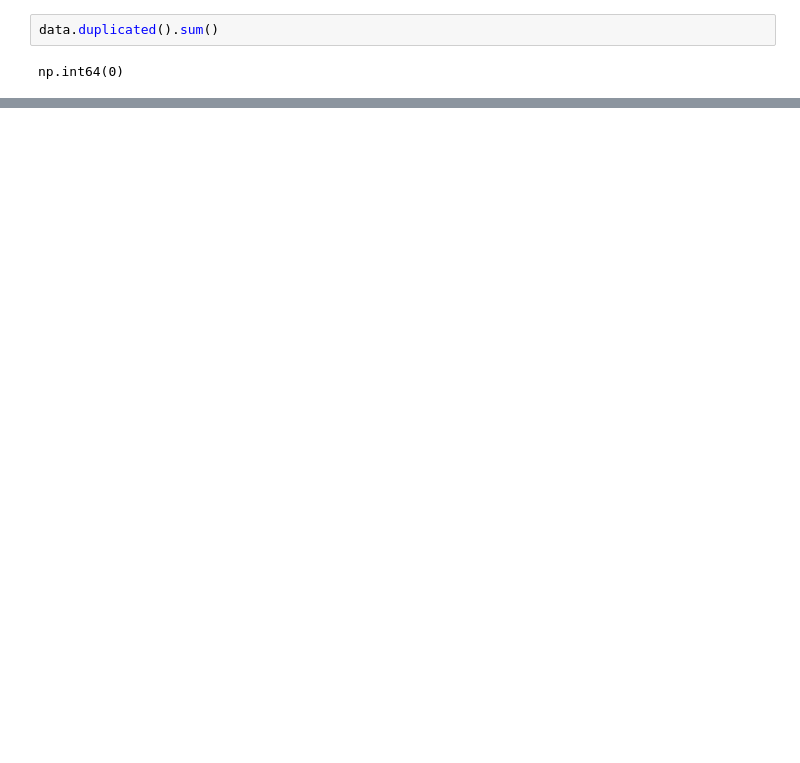
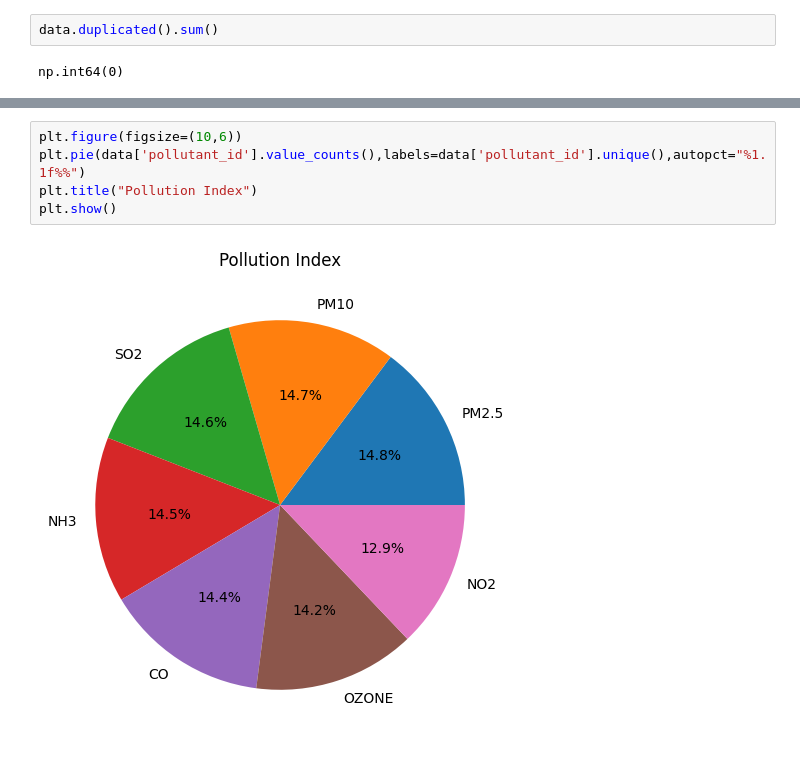
Before and after one commit to Alibubere/AQI_Analysis, a Jupyter notebook: AQI_Analysis.ipynb, the cells around one changed output, grey strips where cells are left out. Saved outputs shown, nothing was run; the diff lists cells and outputs as text; blank space fills up the shorter version.

Commit message:
visualization

```diff
--- a/AQI_Analysis.ipynb
+++ b/AQI_Analysis.ipynb
@@ -97,0 +116,7 @@ np.int64(0)
+# %%
+plt.figure(figsize=(10,6))
+plt.pie(data['pollutant_id'].value_counts(),labels=data['pollutant_id'].unique(),autopct="%1.1f%%")
+plt.title("Pollution Index")
+plt.show()
+# %% [output]
+[figure, added]
```
Also changed, not shown: parts of 3 cells of this notebook.
